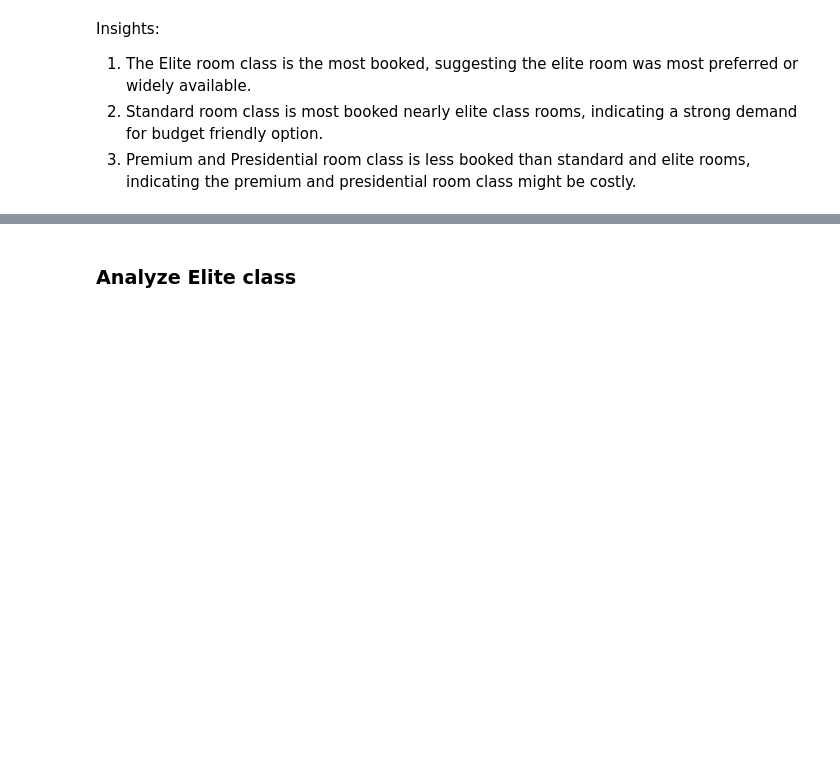
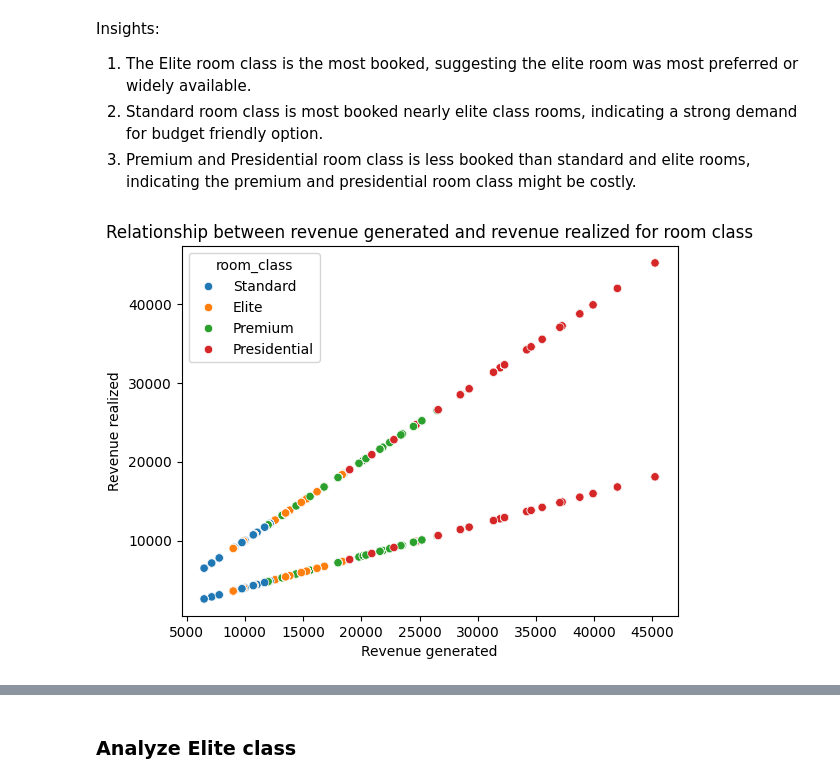
Before and after one commit to Bhuvi128/Hospitality-Revenue-Optimization-Data-analysis, a Jupyter notebook: Hospitality Revenue Optimzation.ipynb, the cells around one changed output, grey strips where cells are left out. Cells and saved outputs as stored; diff of their text form; code cells hidden in the pictures; blank space fills up the shorter version.

```diff
--- a/Hospitality Revenue Optimzation.ipynb
+++ b/Hospitality Revenue Optimzation.ipynb
@@ -382,3 +382,12 @@ Insights:
 1. The Elite room class is the most booked, suggesting the elite room was most preferred or widely available.
 2. Standard room class is most booked nearly elite class rooms, indicating a strong demand for budget friendly option.
 3. Premium and Presidential room class is less booked than standard and elite rooms, indicating the premium and presidential room class might be costly.
+# %%
+# Relationship between revenue generated and revenue realized based on room class
+sns.scatterplot(data = room_class_rev, x = 'revenue_generated', y = 'revenue_realized', hue = 'room_class')
+plt.title('Relationship between revenue generated and revenue realized for room class')
+plt.xlabel('Revenue generated')
+plt.ylabel('Revenue realized')
+plt.show()
+# %% [output]
+[figure, added]
```
Also changed, not shown: parts of 14 cells of this notebook, 1 other file.
